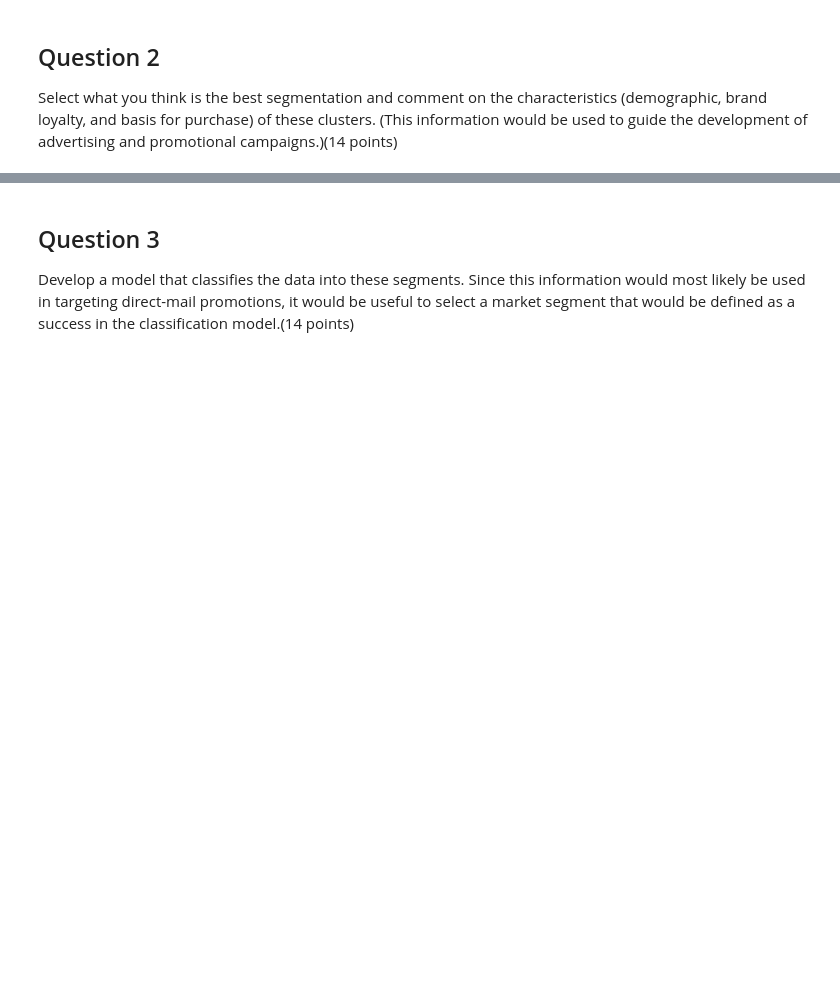
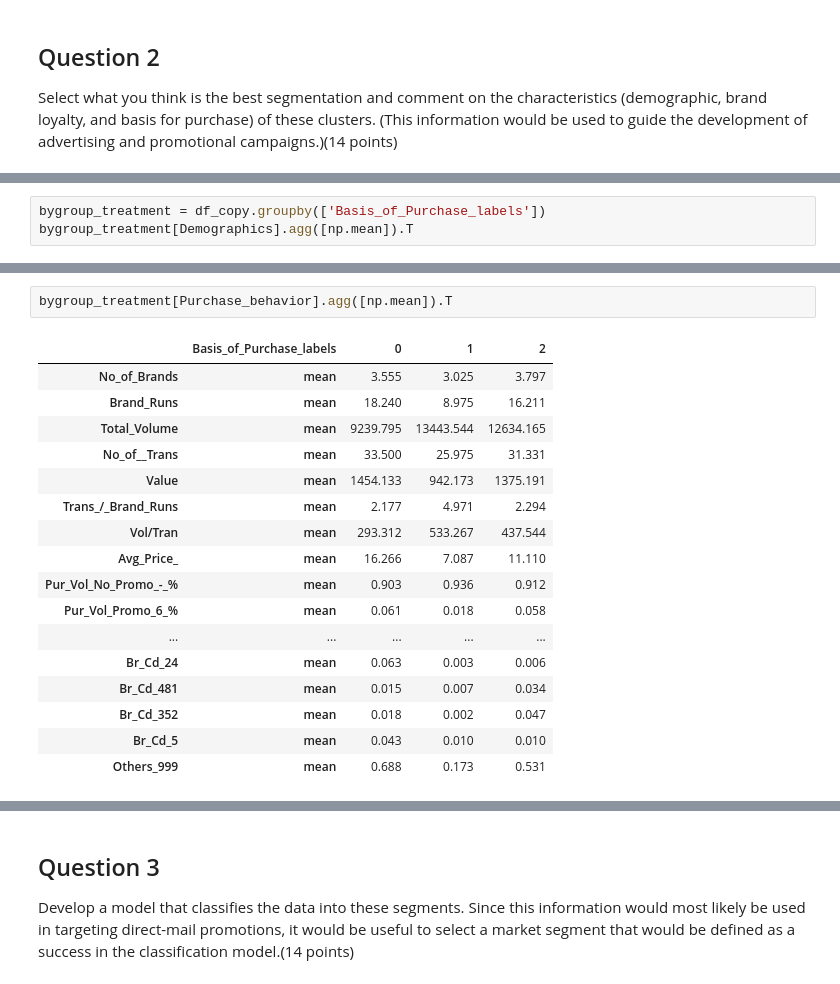
Before and after one commit to zachfreitas/ADS_505_Applied_Data_Sci_for_Business-, a Jupyter notebook: Module_5/Assignment_5/Assignment_5.ipynb, the cells around one changed output, grey strips where cells are left out. Cells and saved outputs as stored; diff of their text form; blank space fills up the shorter version.

```diff
--- a/Module_5/Assignment_5/Assignment_5.ipynb
+++ b/Module_5/Assignment_5/Assignment_5.ipynb
@@ -213,0 +329,3 @@ Select what you think is the best segmentation and comment on the characteristic
+# %%
+bygroup_treatment = df_copy.groupby(['Basis_of_Purchase_labels'])
+bygroup_treatment[Demographics].agg([np.mean]).T
@@ -213,0 +344,20 @@ Select what you think is the best segmentation and comment on the characteristic
+# %%
+bygroup_treatment[Purchase_behavior].agg([np.mean]).T
+# %% [output]
+|  | Basis_of_Purchase_labels | 0 | 1 | 2 |
+| No_of_Brands | mean | 3.555 | 3.025 | 3.797 |
+| Brand_Runs | mean | 18.240 | 8.975 | 16.211 |
+| Total_Volume | mean | 9239.795 | 13443.544 | 12634.165 |
+| No_of__Trans | mean | 33.500 | 25.975 | 31.331 |
+| Value | mean | 1454.133 | 942.173 | 1375.191 |
+| Trans_/_Brand_Runs | mean | 2.177 | 4.971 | 2.294 |
+| Vol/Tran | mean | 293.312 | 533.267 | 437.544 |
+| Avg_Price_ | mean | 16.266 | 7.087 | 11.110 |
+| Pur_Vol_No_Promo_-_% | mean | 0.903 | 0.936 | 0.912 |
+| Pur_Vol_Promo_6_% | mean | 0.061 | 0.018 | 0.058 |
+| ... | ... | ... | ... | ... |
+| Br_Cd_24 | mean | 0.063 | 0.003 | 0.006 |
+| Br_Cd_481 | mean | 0.015 | 0.007 | 0.034 |
+| Br_Cd_352 | mean | 0.018 | 0.002 | 0.047 |
+| Br_Cd_5 | mean | 0.043 | 0.010 | 0.010 |
+| Others_999 | mean | 0.688 | 0.173 | 0.531 |
```
Also changed, not shown: parts of 36 cells of this notebook.
